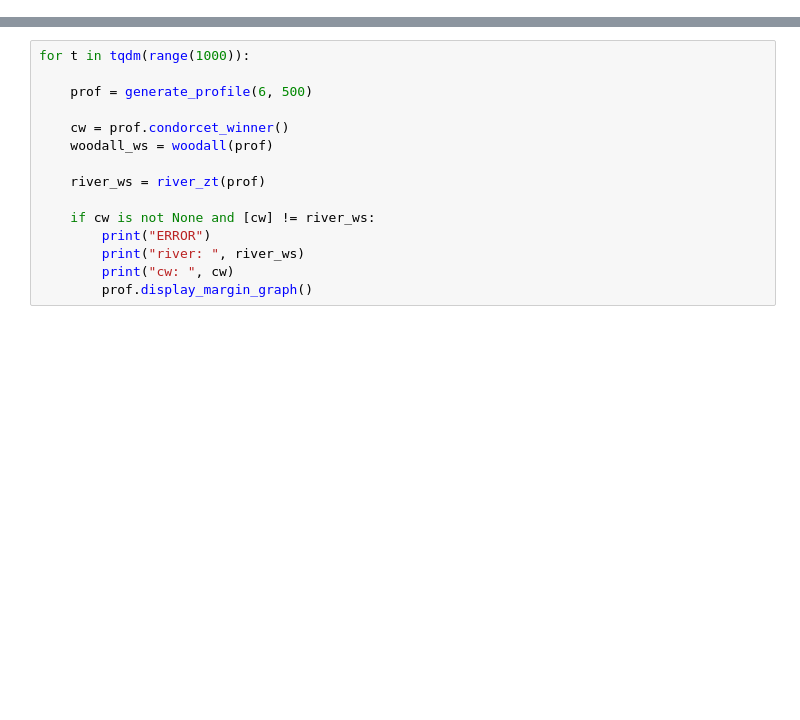
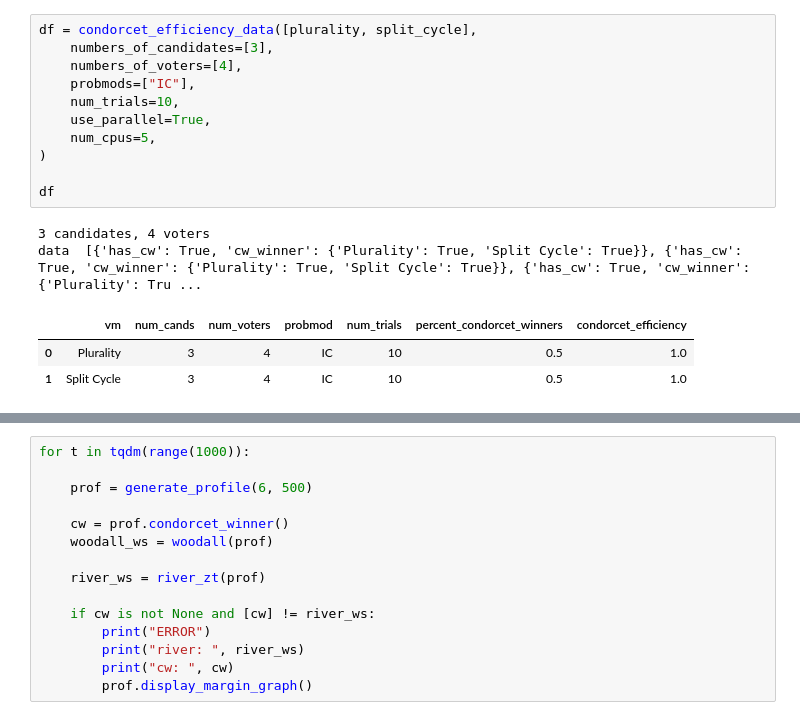
Before and after one commit to voting-tools/pref_voting, a Jupyter notebook: test.ipynb, the cells around one changed output, grey strips where cells are left out. Cells and saved outputs as stored; diff of their text form; blank space fills up the shorter version.

```diff
--- a/test.ipynb
+++ b/test.ipynb
@@ -20,0 +32,17 @@ import numpy as np
+# %%
+df = condorcet_efficiency_data([plurality, split_cycle],
+    numbers_of_candidates=[3],
+    numbers_of_voters=[4],
+    probmods=["IC"],
+    num_trials=10,
+    use_parallel=True,
+    num_cpus=5,
+)
+
+df
+# %% [output]
+3 candidates, 4 voters
+data  [{'has_cw': True, 'cw_winner': {'Plurality': True, 'Split Cycle': True}}, {'has_cw': True, 'cw_winner': {'Plurality': True, 'Split Cycle': True}}, {'has_cw': True, 'cw_winner': {'Plurality': Tru ...
+|  | vm | num_cands | num_voters | probmod | num_trials | percent_condorcet_winners | condorcet_efficiency |
+| 0 | Plurality | 3 | 4 | IC | 10 | 0.5 | 1.0 |
+| 1 | Split Cycle | 3 | 4 | IC | 10 | 0.5 | 1.0 |
```
Also changed, not shown: parts of 5 cells of this notebook, 6 other files.
